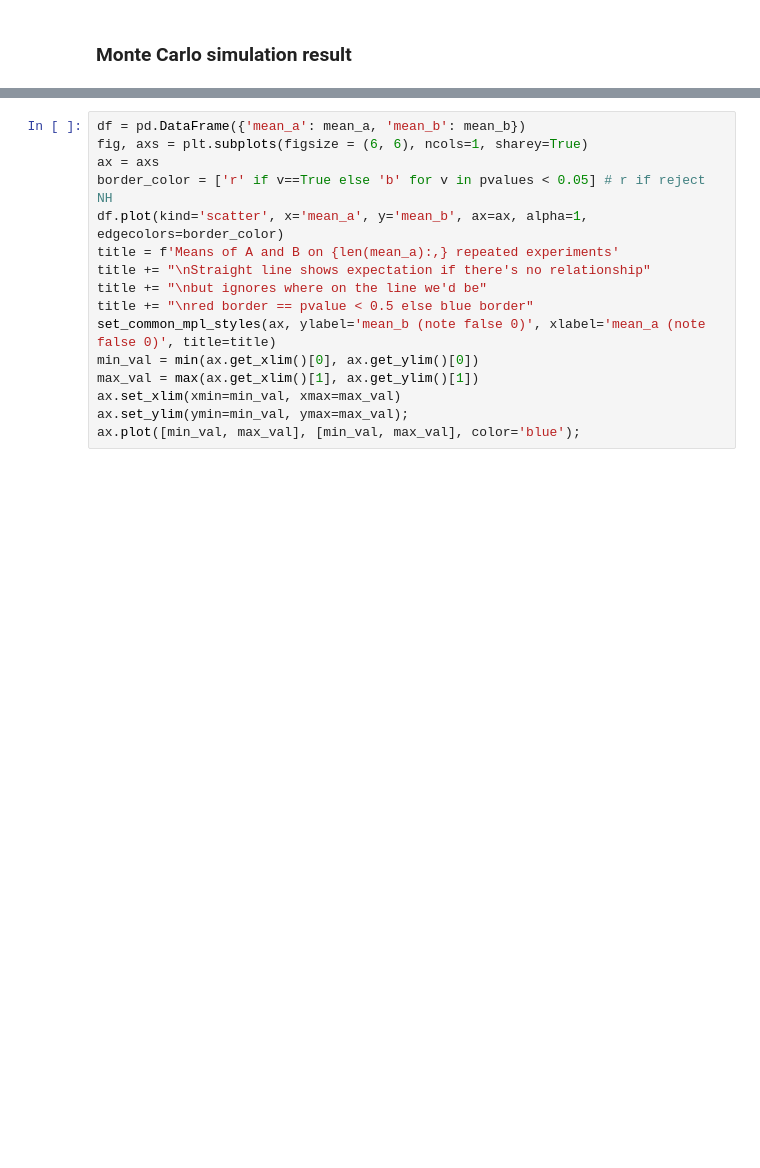
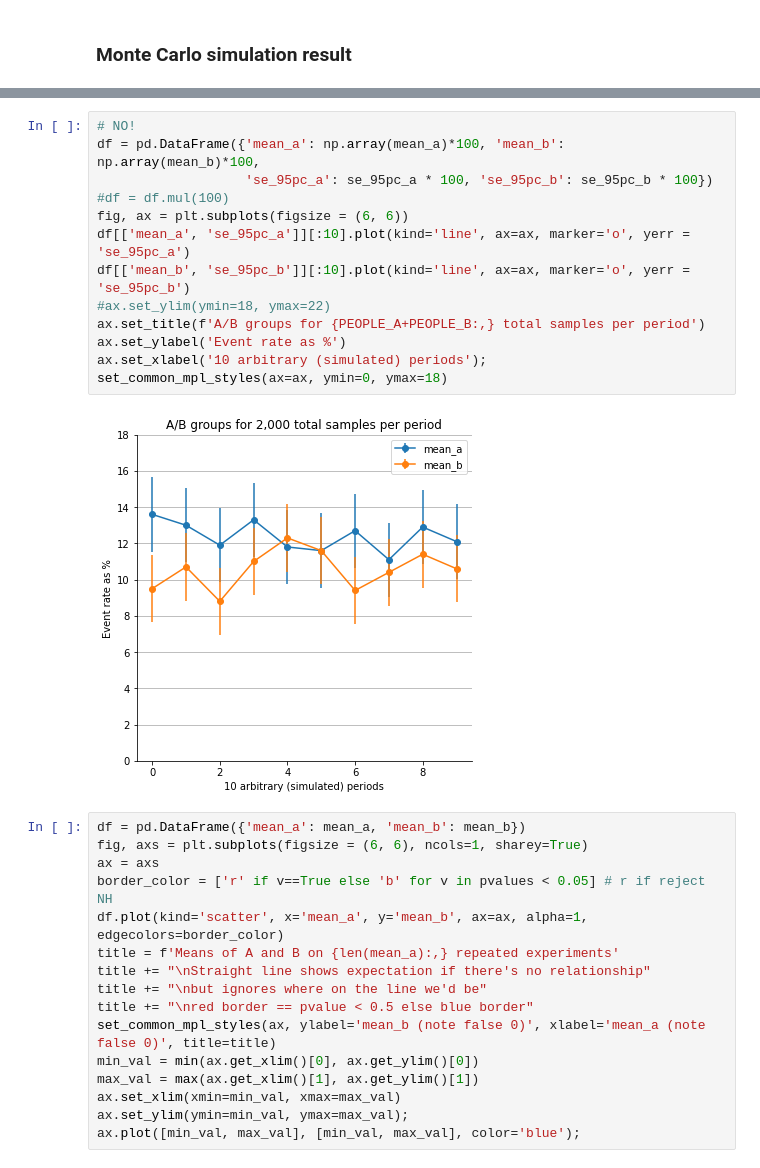
Before and after one commit to ianozsvald/churn_a_b_tests_statistical_power, a Jupyter notebook: Churn A B tests and power of ChiSq.ipynb, the cells around one changed output, grey strips where cells are left out. Cells and saved outputs as stored; diff of their text form; blank space fills up the shorter version.

```diff
--- a/Churn A B tests and power of ChiSq.ipynb
+++ b/Churn A B tests and power of ChiSq.ipynb
@@ -211,3 +288,18 @@ Percentage of time mean-A is greater than mean-B: 99.95%
+# %%
+# NO!
+df = pd.DataFrame({'mean_a': np.array(mean_a)*100, 'mean_b': np.array(mean_b)*100,
+                   'se_95pc_a': se_95pc_a * 100, 'se_95pc_b': se_95pc_b * 100})
+#df = df.mul(100)
+fig, ax = plt.subplots(figsize = (6, 6))
+df[['mean_a', 'se_95pc_a']][:10].plot(kind='line', ax=ax, marker='o', yerr = 'se_95pc_a')
+df[['mean_b', 'se_95pc_b']][:10].plot(kind='line', ax=ax, marker='o', yerr = 'se_95pc_b')
+#ax.set_ylim(ymin=18, ymax=22)
+ax.set_title(f'A/B groups for {PEOPLE_A+PEOPLE_B:,} total samples per period')
+ax.set_ylabel('Event rate as %')
+ax.set_xlabel('10 arbitrary (simulated) periods');
+set_common_mpl_styles(ax=ax, ymin=0, ymax=18)
+# %% [output]
+[figure, added]
 # %%
 df = pd.DataFrame({'mean_a': mean_a, 'mean_b': mean_b})
 fig, axs = plt.subplots(figsize = (6, 6), ncols=1, sharey=True)
```
Also changed, not shown: parts of 8 cells of this notebook.
